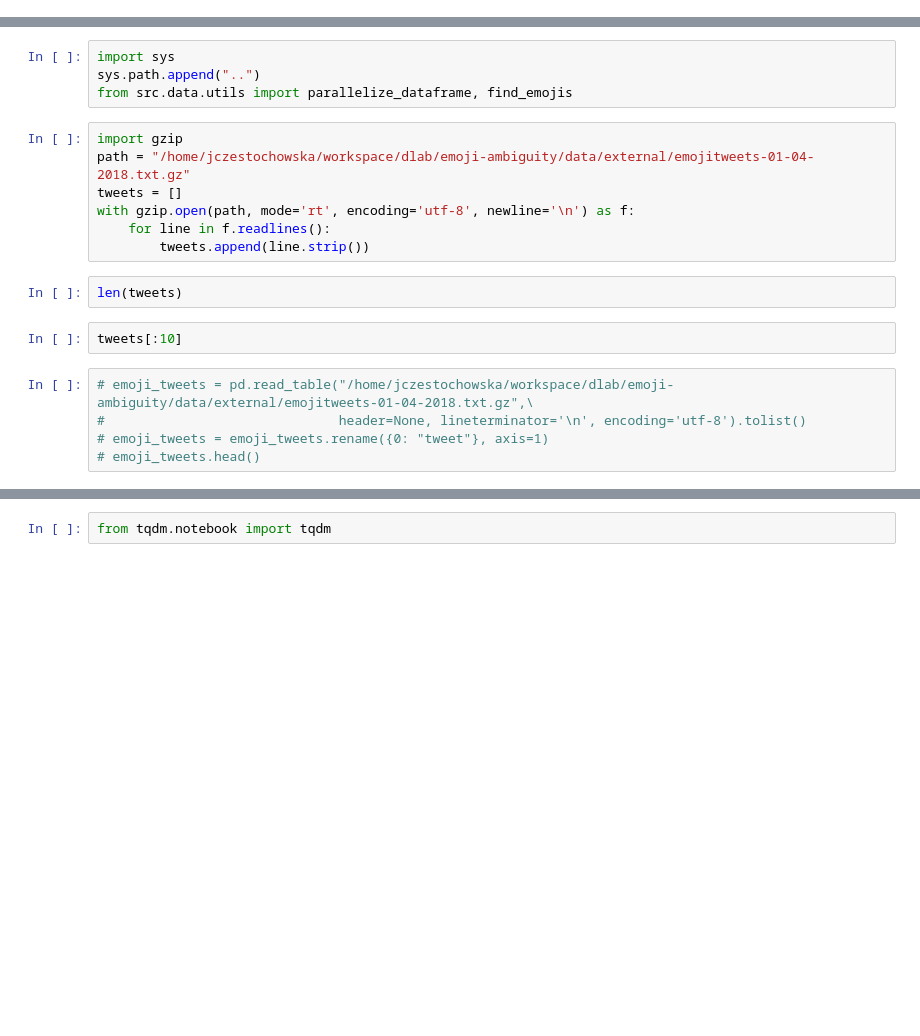
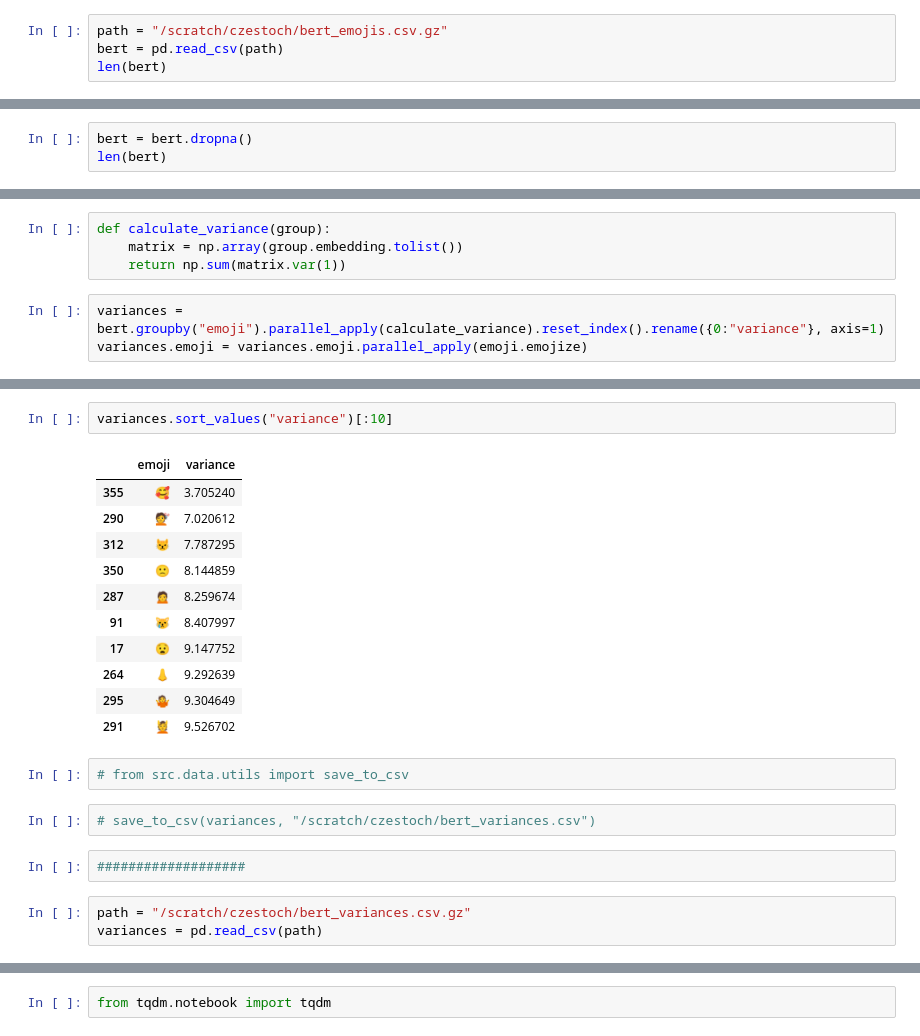
Before and after one commit to epfl-ada/emoji-ambiguity, a Jupyter notebook: notebooks/10_contextual.ipynb, the cells around one changed output, grey strips where cells are left out. Drawn from its saved outputs; the diff is of its cells as text; blank space fills up the shorter version.

```diff
--- a/notebooks/10_contextual.ipynb
+++ b/notebooks/10_contextual.ipynb
@@ -6,0 +12,4 @@ from emoji import unicode_codes
+# %%
+path = "/scratch/czestoch/bert_emojis.csv.gz"
+bert = pd.read_csv(path)
+len(bert)
@@ -6,0 +18,3 @@ from emoji import unicode_codes
+# %%
+bert = bert.dropna()
+len(bert)
@@ -6,0 +43,7 @@ from emoji import unicode_codes
+# %%
+def calculate_variance(group):
+    matrix = np.array(group.embedding.tolist())
+    return np.sum(matrix.var(1))
+# %%
+variances = bert.groupby("emoji").parallel_apply(calculate_variance).reset_index().rename({0:"variance"}, axis=1)
+variances.emoji = variances.emoji.parallel_apply(emoji.emojize)
@@ -7,20 +59,23 @@ from emoji import unicode_codes
+# %%
+variances.sort_values("variance")[:10]
+# %% [output]
+|  | emoji | variance |
+| 355 | 🥰 | 3.705240 |
+| 290 | 💇 | 7.020612 |
+| 312 | 😾 | 7.787295 |
+| 350 | 🙁 | 8.144859 |
+| 287 | 🙍 | 8.259674 |
+| 91 | 😿 | 8.407997 |
+| 17 | 😧 | 9.147752 |
+| 264 | 👃 | 9.292639 |
+| 295 | 🤷 | 9.304649 |
+| 291 | 💆 | 9.526702 |
 # %%
-import sys
-sys.path.append("..")
-from src.data.utils import parallelize_dataframe, find_emojis
+# from src.data.utils import save_to_csv
-# %%
-import gzip
-path = "/home/jczestochowska/workspace/dlab/emoji-ambiguity/data/external/emojitweets-01-04-2018.txt.gz"
-tweets = []
-with gzip.open(path, mode='rt', encoding='utf-8', newline='\n') as f:
-    for line in f.readlines():
-        tweets.append(line.strip())
-# %%
-len(tweets)
-# %%
-tweets[:10]
-# %%
-# emoji_tweets = pd.read_table("/home/jczestochowska/workspace/dlab/emoji-ambiguity/data/external/emojitweets-01-04-2018.txt.gz",\
-#                              header=None, lineterminator='\n', encoding='utf-8').tolist()
-# emoji_tweets = emoji_tweets.rename({0: "tweet"}, axis=1)
-# emoji_tweets.head()
+# %%
+# save_to_csv(variances, "/scratch/czestoch/bert_variances.csv")
+# %%
+###################
+# %%
+path = "/scratch/czestoch/bert_variances.csv.gz"
+variances = pd.read_csv(path)
```
Also changed, not shown: parts of 40 cells of this notebook, 3 other files.
